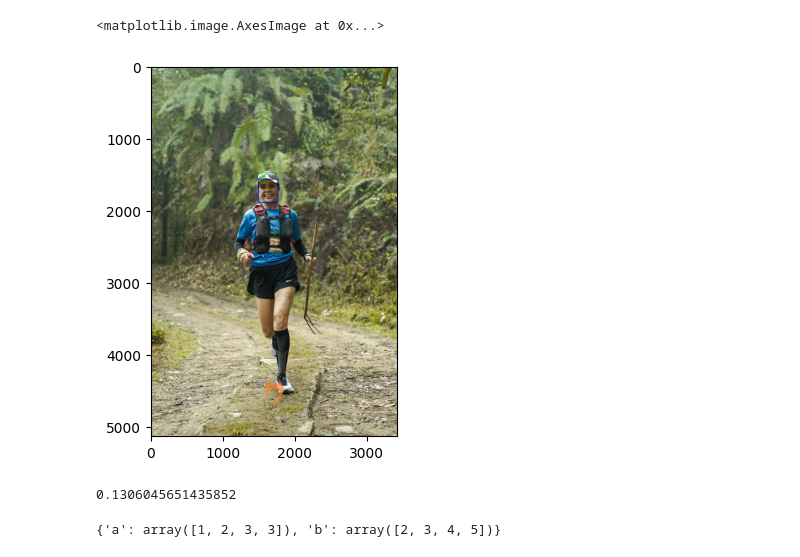
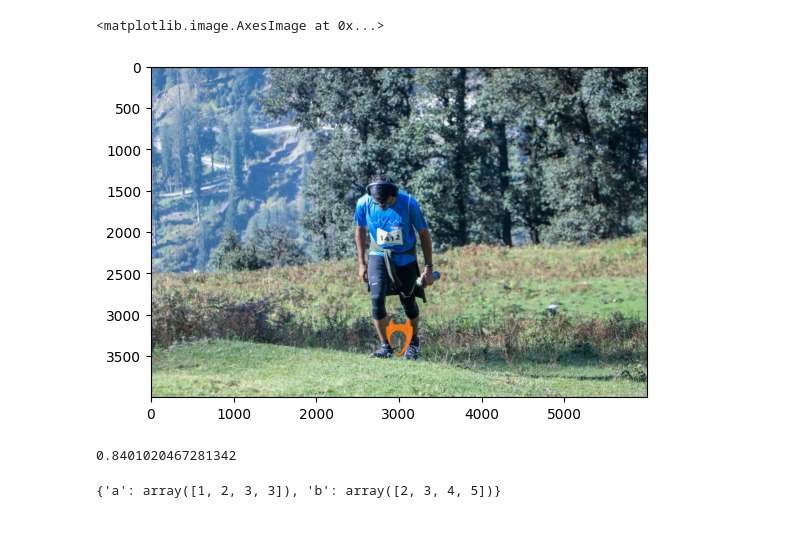
Before and after one commit to sharma-arpit/face-bib-mapping, a Jupyter notebook: face_clustering.ipynb, the cells around one changed output. Drawn from its saved outputs; the diff is of its cells as text; code cells hidden in the pictures; blank space fills up the shorter version.

```diff
--- a/face_clustering.ipynb
+++ b/face_clustering.ipynb
@@ -19,5 +20,5 @@ def calculate_embeddings(filename):
 
     return img_draw, emb
 # %%
-img, emb = calculate_embeddings("/Users/arpitsharma/Downloads/TBT/TBT 2023-1185.jpg")
+img, emb = calculate_embeddings("/Users/arpitsharma/Downloads/hell_race/Copy of SSU22-1691.jpg")
 # %% [output]
@@ -70,5 +45,5 @@ plt.imshow(img)
 # %%
-plt.imshow(img1)
+plt.imshow(img)
 # %% [output]
 <matplotlib.image.AxesImage at 0x...>
-[figure, old version]
+[figure, new version]
@@ -75,7 +52,7 @@ plt.imshow(img1)
 # %%
-spatial.distance.cosine(emb[0], emb1[0])
+spatial.distance.cosine(emb1[1], emb1[2])
 # %% [output]
-0.1306045651435852
+0.8401020467281342
 # %%
 import numpy as np
 # %%
```
Also changed, not shown: parts of 6 cells of this notebook, 4 other files.
